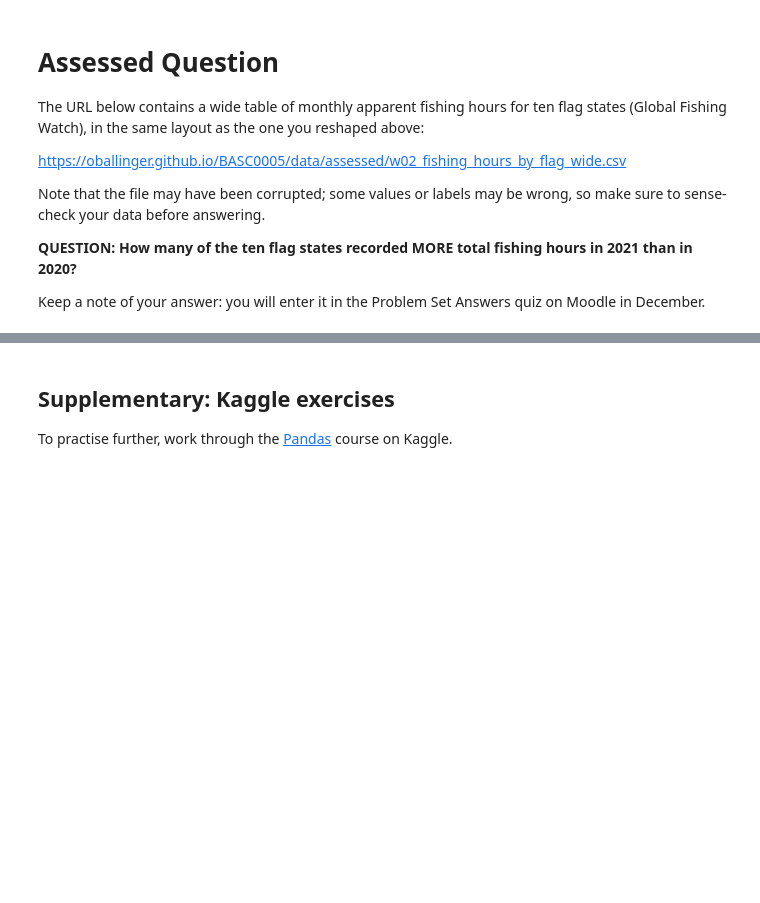
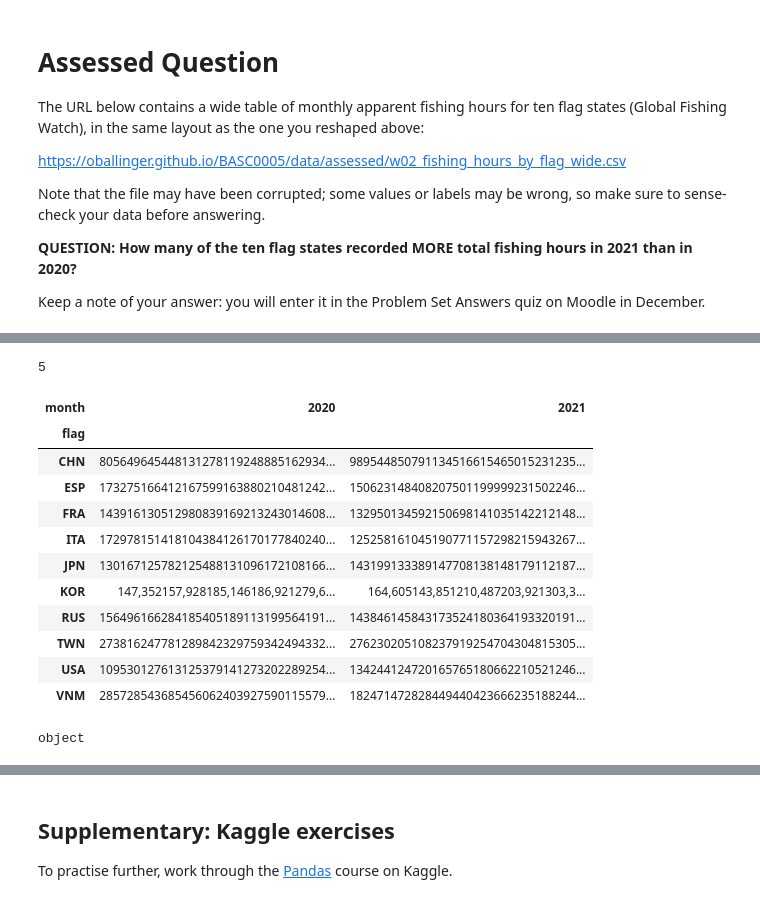
Before and after one commit to aydaugurel-web/QM2, a Jupyter notebook: notebooks/W02. Pandas.ipynb, the cells around one changed output, grey strips where cells are left out. Cells and saved outputs as stored; diff of their text form; code cells hidden in the pictures; blank space fills up the shorter version.

```diff
--- a/notebooks/W02. Pandas.ipynb
+++ b/notebooks/W02. Pandas.ipynb
@@ -394,0 +413,26 @@ Keep a note of your answer: you will enter it in the Problem Set Answers quiz on
+# %%
+#i'll ask for total fishing hours per flag per year, then compare 2021 with 2020
+
+annual = fish.groupby(["flag", fish["month"].dt.year])["fishing_hours"].sum().unstack()
+print((annual[2021] > annual[2020]).sum())
+annual[[2020, 2021]]
+# %% [output]
+5
+| month | 2020 | 2021 |
+| flag |  |  |
+| CHN | 805649645448131278119248885162934... | 989544850791134516615465015231235... |
+| ESP | 173275166412167599163880210481242... | 150623148408207501199999231502246... |
+| FRA | 143916130512980839169213243014608... | 132950134592150698141035142212148... |
+| ITA | 172978151418104384126170177840240... | 125258161045190771157298215943267... |
+| JPN | 130167125782125488131096172108166... | 143199133389147708138148179112187... |
+| KOR | 147,352157,928185,146186,921279,6... | 164,605143,851210,487203,921303,3... |
+| RUS | 156496166284185405189113199564191... | 143846145843173524180364193320191... |
+| TWN | 273816247781289842329759342494332... | 276230205108237919254704304815305... |
+| USA | 109530127613125379141273202289254... | 134244124720165765180662210521246... |
+| VNM | 285728543685456062403927590115579... | 182471472828449440423666235188244... |
+# %%
+#the totals look weird as the digits stuck together so i'll check the data types
+
+print(fish["fishing_hours"].dtype)
+# %% [output]
+object
```
Also changed, not shown: parts of 16 cells of this notebook.
